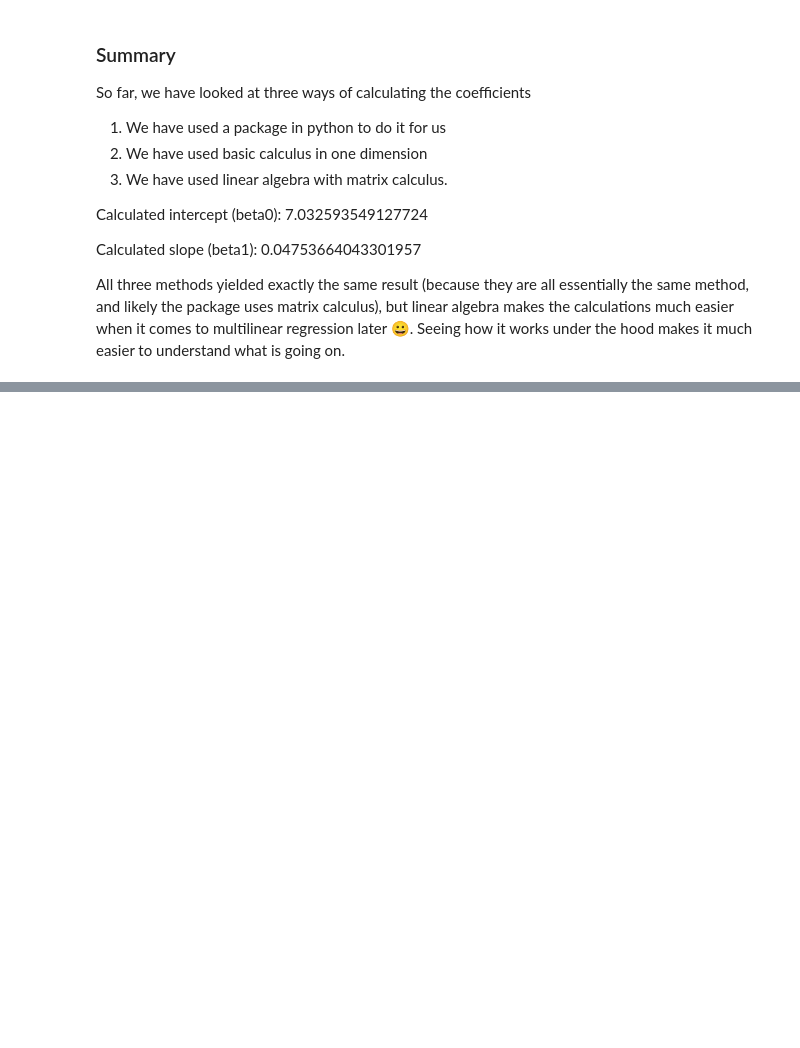
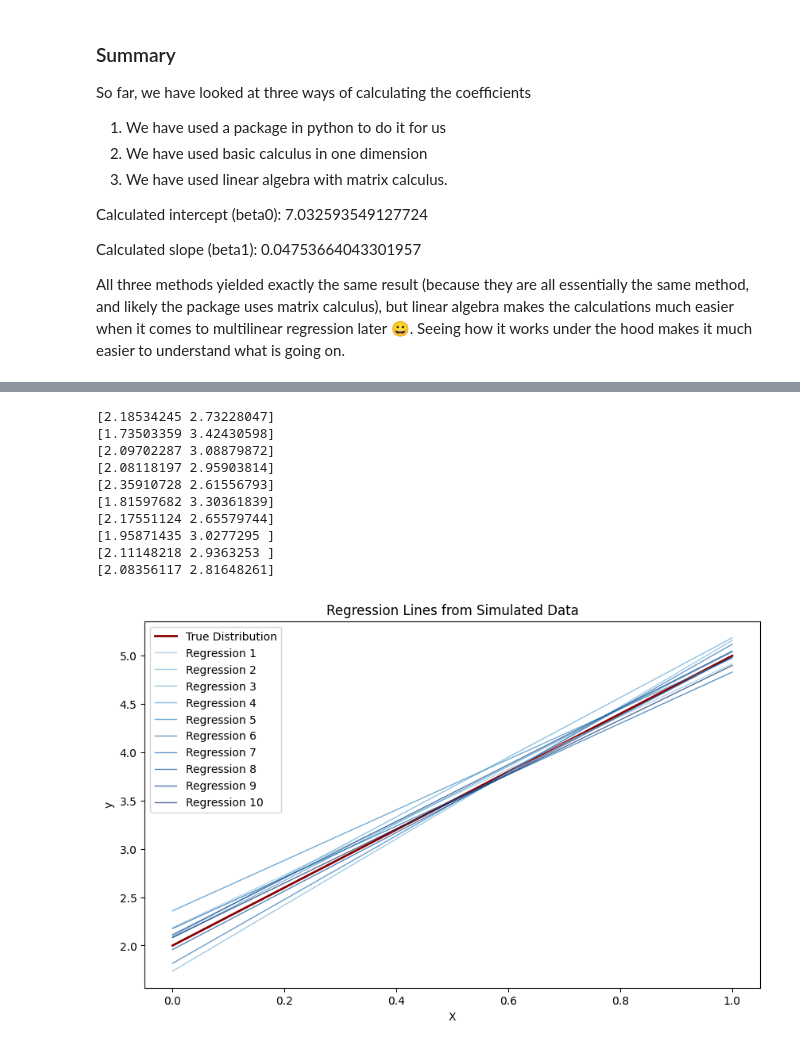
Before and after one commit to DanielWilliamParsons/Data-Science-Notes, a Jupyter notebook: Chapter 5 Linear Regression.ipynb, the cells around one changed output, grey strips where cells are left out. Drawn from its saved outputs; the diff is of its cells as text; code cells hidden in the pictures; blank space fills up the shorter version.

```diff
--- a/Chapter 5 Linear Regression.ipynb
+++ b/Chapter 5 Linear Regression.ipynb
@@ -332,0 +363,70 @@ All three methods yielded exactly the same result (because they are all essentia
+# %%
+import numpy as np
+import matplotlib.pyplot as plt
+
+# Step 1: Function to generate random data
+def generate_data(n_points=100):
+    X = np.random.uniform(0, 1, n_points) # 100 random values between 0 and 1
+    epsilon = np.random.normal(0, 1, n_points) # 100 normal random values, mean 0, std 1
+    y = 2 + 3*X + epsilon # True distribution
+    return X, y
+
+# Step 2: Regression fitting function taken from matrix calculus approach above
+def linear_regression(X, y):
+    # Step 2.1: Prepare the design matrix
+    # X should have an intercept (column of ones) and the TV column
+    X_design = np.c_[np.ones((X.shape[0], 1)), X]
+
+    # Step 2.2: Calculate X^T * X
+    X_transpose = X_design.T
+    X_transpose_X = X_transpose.dot(X_design)
+
+    # Step 2.3: Calculate (X^T * X)^-1
+    X_transpose_X_inv = np.linalg.inv(X_transpose_X)
+
+    # Step 2.4: Calculate X^T y
+    X_transpose_y = X_transpose.dot(y)
+
+    # Step 2.5: Calculate the coefficients theta
+    theta = X_transpose_X_inv.dot(X_transpose_y)
+    return theta
+
+# Step 3: Simulation and plotting
+n_simulations = 10
+colors = plt.cm.Blues(np.linspace(0.4, 1, n_simulations)) # Different shades of blue
+
+plt.figure(figsize=(10, 6))
+
+# Plot the true regression line in dark red
+X_range = np.linspace(0, 1, 100)
+true_line = 2 + 3*X_range
+plt.plot(X_range, true_line, color="darkred", linewidth=2, label='True Distribution')
+
+# Run the simulations
+for i in range(n_simulations):
+    X, y = generate_data()
+    theta = linear_regression(X, y)
+    print(theta)
+    beta0, beta1 = theta[0], theta[1]
+
+    # Plotting the fitted regression line
+    plt.plot(X_range, beta0 + beta1 * X_range, color=colors[i], linewidth=1, linestyle='-', alpha=0.7, label=f'Regression {i+1}')
+
+# Step 4: Finalize the plot
+plt.title('Regression Lines from Simulated Data')
+plt.xlabel('X')
+plt.ylabel('y')
+plt.legend()
+plt.show()
+# %% [output]
+[2.18534245 2.73228047]
+[1.73503359 3.42430598]
+[2.09702287 3.08879872]
+[2.08118197 2.95903814]
+[2.35910728 2.61556793]
+[1.81597682 3.30361839]
+[2.17551124 2.65579744]
+[1.95871435 3.0277295 ]
+[2.11148218 2.9363253 ]
+[2.08356117 2.81648261]
+[figure, added]
```
Also changed, not shown: parts of 3 cells of this notebook.
